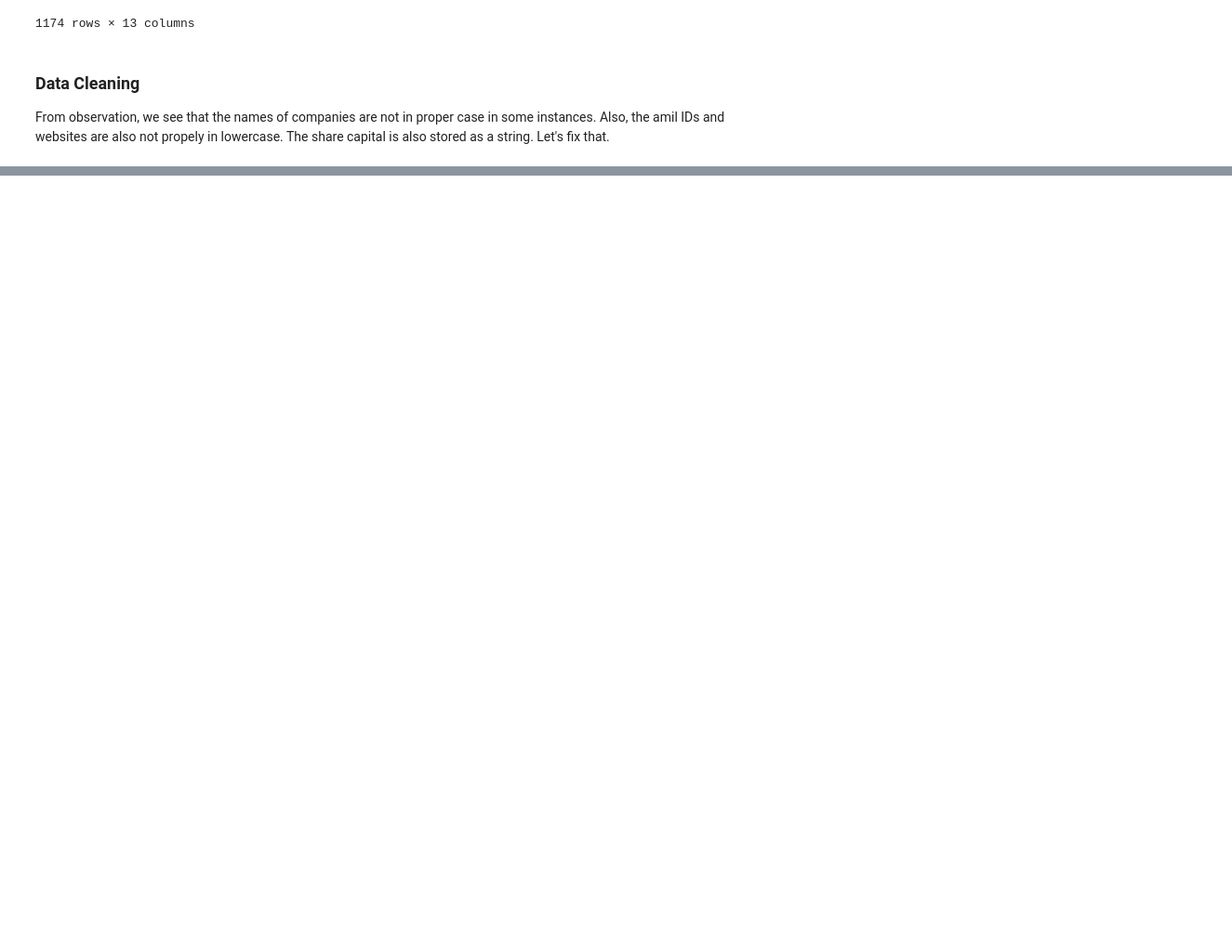
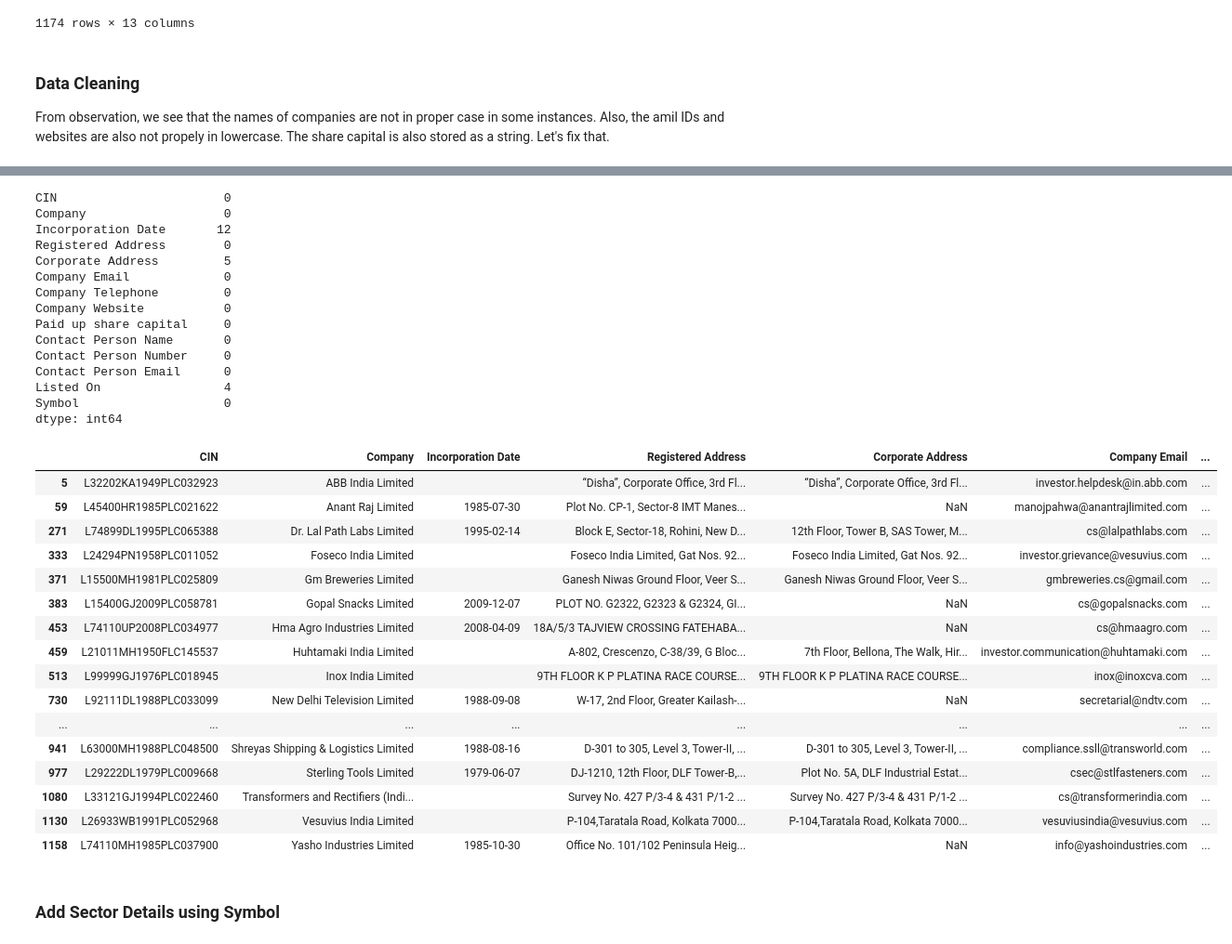
Before and after one commit to themanojarora/brsr, a Jupyter notebook: profile.ipynb, the cells around one changed output, grey strips where cells are left out. Shown: that part at 93% size. Saved outputs shown, nothing was run; the diff lists cells and outputs as text; code cells hidden in the pictures; blank space fills up the shorter version.

```diff
--- a/profile.ipynb
+++ b/profile.ipynb
@@ -254,0 +174,3 @@ conn.close()
+# %%
+nse_data = pd.read_excel('nse_data.xlsx')
+nse_data
@@ -254,0 +191,20 @@ conn.close()
+# %%
+# Create helper columns with lowercase names
+profile_df['company_lower'] = profile_df['Company'].str.lower().str.strip()
+nse_data['company_lower'] = nse_data['Company'].str.lower().str.strip()
+
+# Merge using lowercase names, but keep original casing from profile_df
+merged_df = profile_df.merge(
+    nse_data[['company_lower', 'Symbol']],
+    on='company_lower',
+    how='left'
+)
+
+# Display companies where Sector was not matched
+unmatched = merged_df[merged_df['Symbol'].isna()]
+if not unmatched.empty:
+    print("\nCompanies with no matching sector:")
+    print(unmatched[['Company']].drop_duplicates().sort_values('Company'))
+
+# Drop helper column if no longer needed
+merged_df.drop(columns=['company_lower'], inplace=True)
@@ -254,0 +277,55 @@ conn.close()
+# %%
+merged_df.loc[merged_df["Company"] == "Abans Holdings Limited", "Symbol"] = "AFSL"
+merged_df.loc[merged_df["Company"] == "Agro Tech Foods Limited", "Symbol"] = "SUNDROP"
+merged_df.loc[merged_df["Company"] == "Allsec Technologies Limited", "Symbol"] = "ALLDIGI"
+merged_df.loc[merged_df["Company"] == "Ami Organics Limited", "Symbol"] = "ACUTAAS"
+merged_df.loc[merged_df["Company"] == "Century Textiles & Industries Limited", "Symbol"] = "ABREL"
+merged_df.loc[merged_df["Company"] == "Equinox India Developments Limited", "Symbol"] = "EMBASSY"
+merged_df.loc[merged_df["Company"] == "Glenmark Life Sciences Limited", "Symbol"] = "ALIVUS"
+merged_df.loc[merged_df["Company"] == "HBL Power Systems Limited", "Symbol"] = "HBLENGINE"
+merged_df.loc[merged_df["Company"] == "IIFL Securities Limited", "Symbol"] = "IIFLCAPS"
+merged_df.loc[merged_df["Company"] == "Lakshmi Machine Works Limited", "Symbol"] = "LMW"
+merged_df.loc[merged_df["Company"] == "Shreyas Shipping & Logistics Limited", "Symbol"] = "TRANSWORLD"
+merged_df.loc[merged_df["Company"] == "Suven Life Sciences Limited", "Symbol"] = "COHANCE"
+merged_df.loc[merged_df["Company"] == "Tide Water Oil Company (India) Limited", "Symbol"] = "VEEDOL"
+merged_df.loc[merged_df["Company"] == "Tips Industries Limited", "Symbol"] = "TIPSMUSIC"
+merged_df.loc[merged_df["Company"] == "Zomato Limited", "Symbol"] = "ETERNAL"
+# %%
+empty_counts = (merged_df.fillna('').applymap(str).applymap(str.strip) == '').sum()
+print(empty_counts)
+merged_df[merged_df.fillna('').applymap(str).applymap(str.strip).eq('').any(axis=1)]
+# %% [output]
+CIN                       0
+Company                   0
+Incorporation Date       12
+Registered Address        0
+Corporate Address         5
+Company Email             0
+Company Telephone         0
+Company Website           0
+Paid up share capital     0
+Contact Person Name       0
+Contact Person Number     0
+Contact Person Email      0
+Listed On                 4
+Symbol                    0
+dtype: int64
+|  | CIN | Company | Incorporation Date | Registered Address | Corporate Address | Company Email | ... |
+| 5 | L32202KA1949PLC032923 | ABB India Limited |  | “Disha”, Corporate Office, 3rd Fl... | “Disha”, Corporate Office, 3rd Fl... | investor.helpdesk@in.abb.com | ... |
+| 59 | L45400HR1985PLC021622 | Anant Raj Limited | 1985-07-30 | Plot No. CP-1, Sector-8 IMT Manes... | NaN | manojpahwa@anantrajlimited.com | ... |
+| 271 | L74899DL1995PLC065388 | Dr. Lal Path Labs Limited | 1995-02-14 | Block E, Sector-18, Rohini, New D... | 12th Floor, Tower B, SAS Tower, M... | cs@lalpathlabs.com | ... |
+| 333 | L24294PN1958PLC011052 | Foseco India Limited |  | Foseco India Limited, Gat Nos. 92... | Foseco India Limited, Gat Nos. 92... | investor.grievance@vesuvius.com | ... |
+| 371 | L15500MH1981PLC025809 | Gm Breweries Limited |  | Ganesh Niwas Ground Floor, Veer S... | Ganesh Niwas Ground Floor, Veer S... | gmbreweries.cs@gmail.com | ... |
+| 383 | L15400GJ2009PLC058781 | Gopal Snacks Limited | 2009-12-07 | PLOT NO. G2322, G2323 & G2324, GI... | NaN | cs@gopalsnacks.com | ... |
+| 453 | L74110UP2008PLC034977 | Hma Agro Industries Limited | 2008-04-09 | 18A/5/3 TAJVIEW CROSSING FATEHABA... | NaN | cs@hmaagro.com | ... |
+| 459 | L21011MH1950FLC145537 | Huhtamaki India Limited |  | A-802, Crescenzo, C-38/39, G Bloc... | 7th Floor, Bellona, The Walk, Hir... | investor.communication@huhtamaki.com | ... |
+| 513 | L99999GJ1976PLC018945 | Inox India Limited |  | 9TH FLOOR K P PLATINA RACE COURSE... | 9TH FLOOR K P PLATINA RACE COURSE... | inox@inoxcva.com | ... |
+| 730 | L92111DL1988PLC033099 | New Delhi Television Limited | 1988-09-08 | W-17, 2nd Floor, Greater Kailash-... | NaN | secretarial@ndtv.com | ... |
+| ... | ... | ... | ... | ... | ... | ... | ... |
+| 941 | L63000MH1988PLC048500 | Shreyas Shipping & Logistics Limited | 1988-08-16 | D-301 to 305, Level 3, Tower-II, ... | D-301 to 305, Level 3, Tower-II, ... | compliance.ssll@transworld.com | ... |
+| 977 | L29222DL1979PLC009668 | Sterling Tools Limited | 1979-06-07 | DJ-1210, 12th Floor, DLF Tower-B,... | Plot No. 5A, DLF Industrial Estat... | csec@stlfasteners.com | ... |
+| 1080 | L33121GJ1994PLC022460 | Transformers and Rectifiers (Indi... |  | Survey No. 427 P/3-4 & 431 P/1-2 ... | Survey No. 427 P/3-4 & 431 P/1-2 ... | cs@transformerindia.com | ... |
+| 1130 | L26933WB1991PLC052968 | Vesuvius India Limited |  | P-104,Taratala Road, Kolkata 7000... | P-104,Taratala Road, Kolkata 7000... | vesuviusindia@vesuvius.com | ... |
+| 1158 | L74110MH1985PLC037900 | Yasho Industries Limited | 1985-10-30 | Office No. 101/102 Peninsula Heig... | NaN | info@yashoindustries.com | ... |
+# %% [markdown]
+### Add Sector Details using Symbol
```
Also changed, not shown: parts of 33 cells of this notebook, 37 other files.
